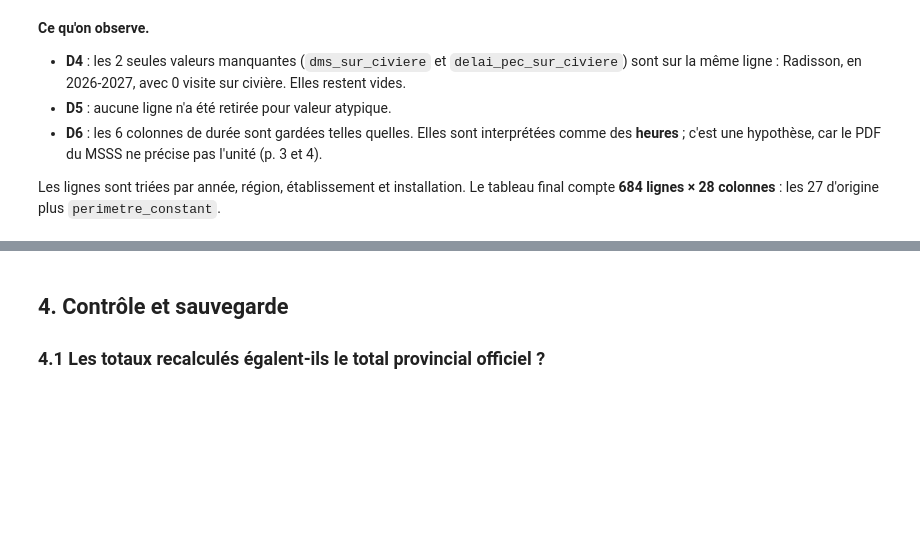
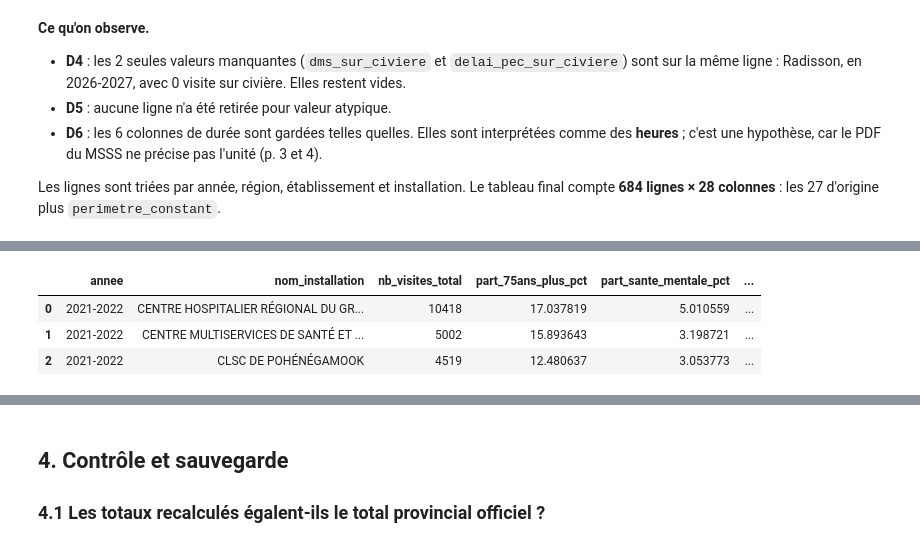
Before and after one commit to Khaled-hamdaoui/Application_python-, a Jupyter notebook: notebooks/01_preparation.ipynb, the cells around one changed output, grey strips where cells are left out. Cells and saved outputs as stored; diff of their text form; code cells hidden in the pictures; blank space fills up the shorter version.

```diff
--- a/notebooks/01_preparation.ipynb
+++ b/notebooks/01_preparation.ipynb
@@ -533,0 +537,28 @@ _À faire._
+# %%
+# V1 — Année de début de l'année financière (« 2021-2022 » -> 2021), pour trier et calculer des écarts d'années
+df["annee_debut"] = df["annee"].str[:4].astype(int)
+
+
+def part_pct(numerateur, denominateur):
+    """Part en % ; NaN si le dénominateur vaut 0 (part non définie, pas de division par zéro)."""
+    return 100 * numerateur / denominateur.where(denominateur > 0)
+
+
+# Parts calculées sur l'ensemble des visites
+df["part_75ans_plus_pct"] = part_pct(df["nb_usagers_75ans_et_plus_total"], df["nb_visites_total"])      # V2
+df["part_sante_mentale_pct"] = part_pct(df["nb_usagers_sante_mentale_total"], df["nb_visites_total"])   # V3
+df["part_civiere_pct"] = part_pct(df["nb_visites_sur_civiere"], df["nb_visites_total"])                # V4
+df["taux_pec_pct"] = part_pct(df["nb_usagers_pec_total"], df["nb_visites_total"])                      # V5
+
+# Taux calculés sur les seules visites sur civière
+df["taux_civiere_24h_pct"] = part_pct(df["nb_usagers_sur_civiere_plus_24h"], df["nb_visites_sur_civiere"])  # V6
+df["taux_civiere_48h_pct"] = part_pct(df["nb_usagers_sur_civiere_plus_48h"], df["nb_visites_sur_civiere"])  # V7
+
+parts = ["part_75ans_plus_pct", "part_sante_mentale_pct", "part_civiere_pct", "taux_pec_pct",
+         "taux_civiere_24h_pct", "taux_civiere_48h_pct"]
+df[["annee", "nom_installation", "nb_visites_total"] + parts].head(3)
+# %% [output]
+|  | annee | nom_installation | nb_visites_total | part_75ans_plus_pct | part_sante_mentale_pct | ... |
+| 0 | 2021-2022 | CENTRE HOSPITALIER RÉGIONAL DU GR... | 10418 | 17.037819 | 5.010559 | ... |
+| 1 | 2021-2022 | CENTRE MULTISERVICES DE SANTÉ ET ... | 5002 | 15.893643 | 3.198721 | ... |
+| 2 | 2021-2022 | CLSC DE POHÉNÉGAMOOK | 4519 | 12.480637 | 3.053773 | ... |
```
Also changed, not shown: parts of 12 cells of this notebook, 4 other files.
